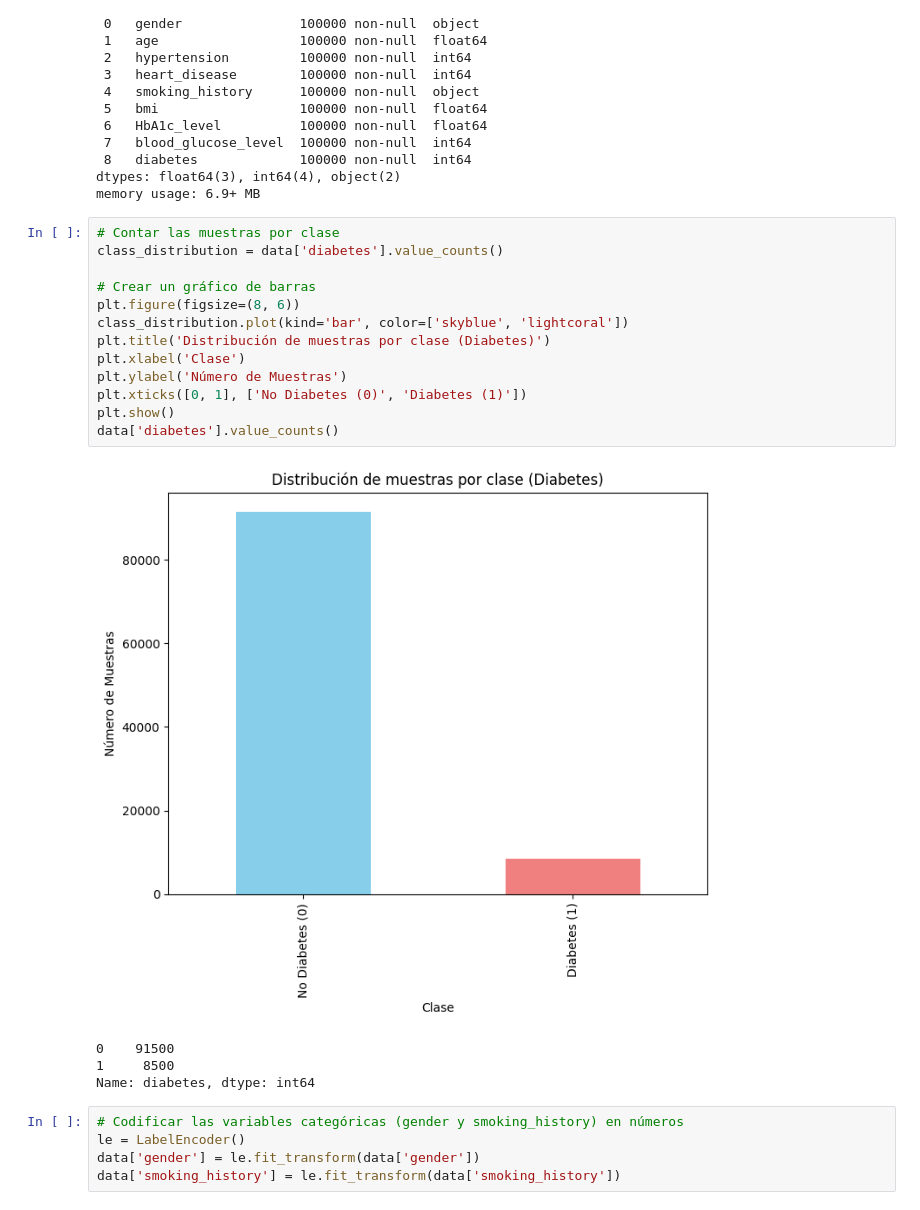
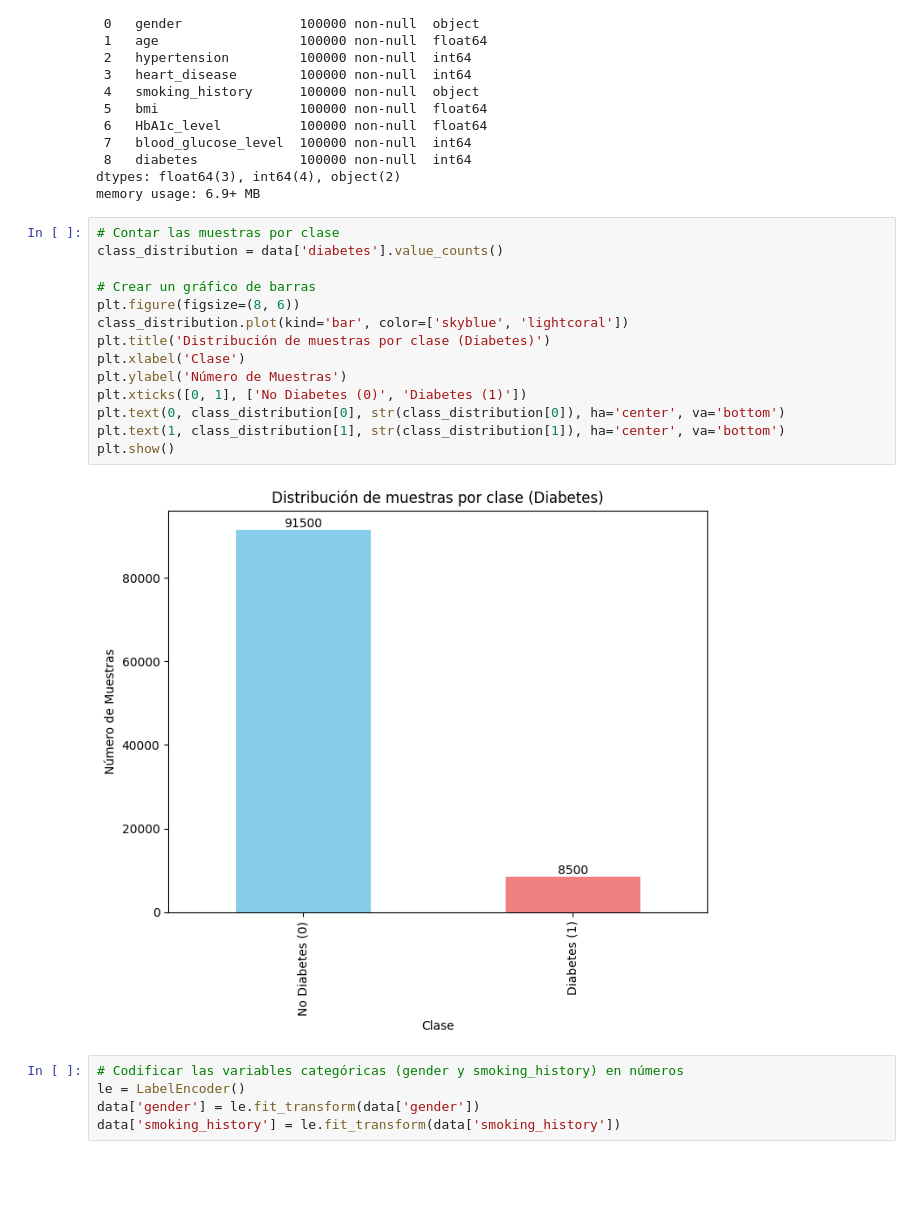
Before and after one commit to DarkanCC/ProyectoModelos, a Jupyter notebook: Diabetes.ipynb, the cells around one changed output. Drawn from its saved outputs; the diff is of its cells as text; blank space fills up the shorter version.

```diff
--- a/Diabetes.ipynb
+++ b/Diabetes.ipynb
@@ -46,21 +47,19 @@ memory usage: 6.9+ MB
 # %%
 # Contar las muestras por clase
 class_distribution = data['diabetes'].value_counts()
 
 # Crear un gráfico de barras
 plt.figure(figsize=(8, 6))
 class_distribution.plot(kind='bar', color=['skyblue', 'lightcoral'])
 plt.title('Distribución de muestras por clase (Diabetes)')
 plt.xlabel('Clase')
 plt.ylabel('Número de Muestras')
 plt.xticks([0, 1], ['No Diabetes (0)', 'Diabetes (1)'])
+plt.text(0, class_distribution[0], str(class_distribution[0]), ha='center', va='bottom')
+plt.text(1, class_distribution[1], str(class_distribution[1]), ha='center', va='bottom')
 plt.show()
-data['diabetes'].value_counts()
 # %% [output]
-[figure, old version]
+[figure, new version]
-0    91500
-1     8500
-Name: diabetes, dtype: int64
 # %%
 # Codificar las variables categóricas (gender y smoking_history) en números
 le = LabelEncoder()
```
Also changed, not shown: parts of 5 cells of this notebook.
